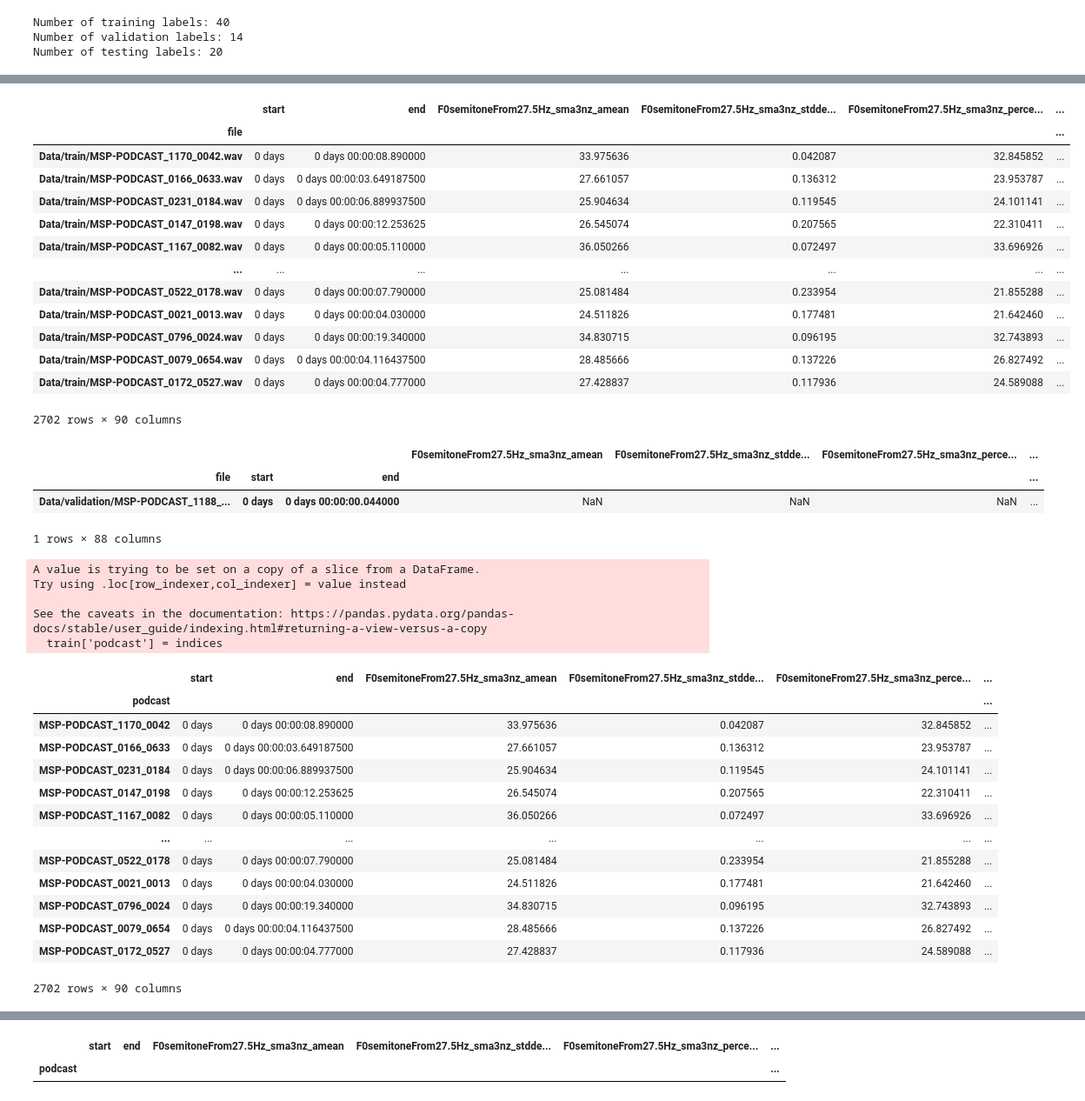
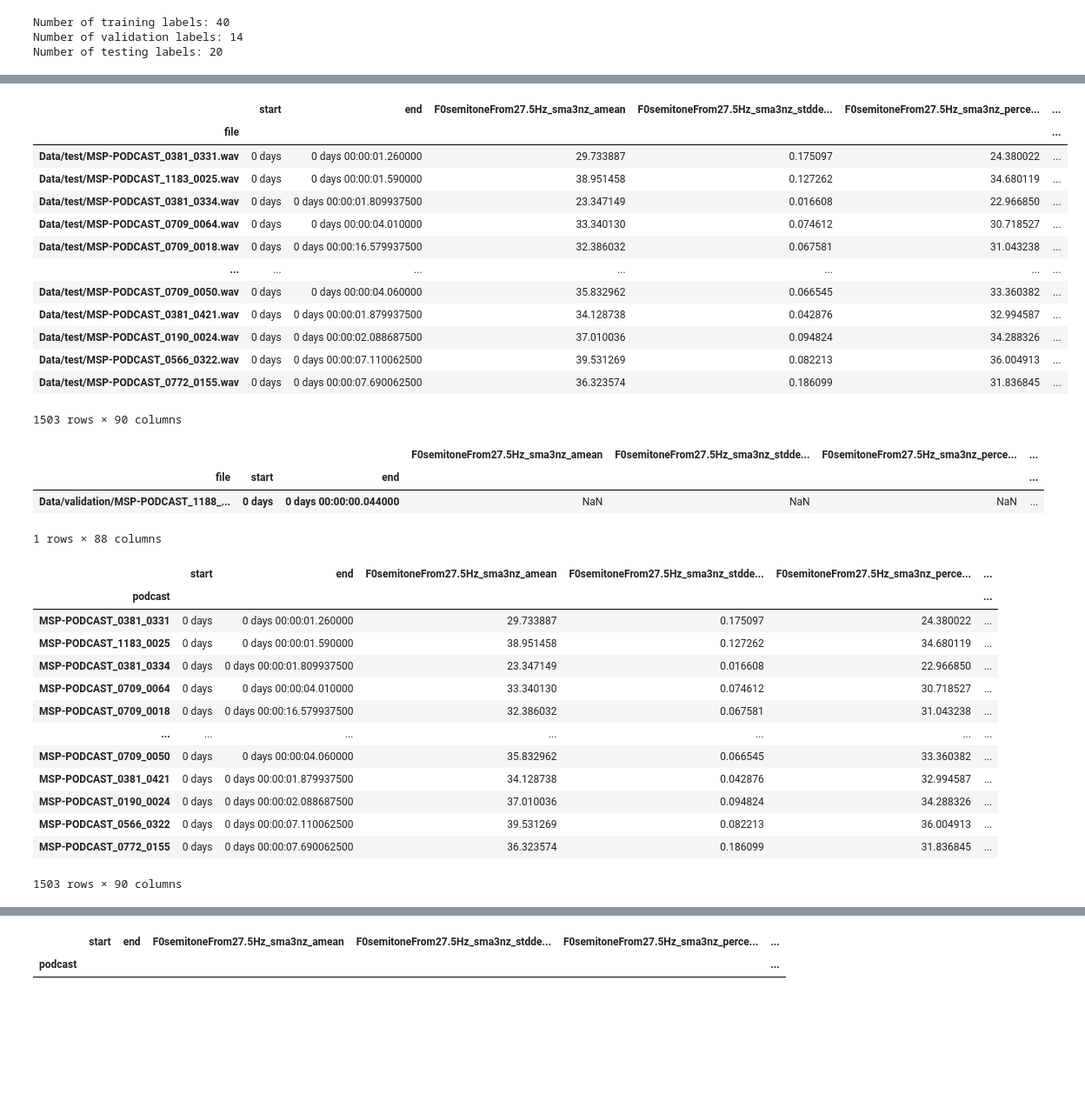
Before and after one commit to eddie8615/ABI_research, a Jupyter notebook: Data Preprocessing.ipynb, the cells around one changed output, grey strips where cells are left out. Shown at 87% size. Drawn from its saved outputs; the diff is of its cells as text; code cells hidden in the pictures; blank space fills up the shorter version.

```diff
--- a/Data Preprocessing.ipynb
+++ b/Data Preprocessing.ipynb
@@ -40,8 +40,8 @@ smile = opensmile.Smile(
 )
 # %%
 file_paths = []
-for file in os.listdir(train_path):
-    file_paths.append(os.path.join(train_path, file))
-train = smile.process_files(file_paths)
+for file in os.listdir(test_path):
+    file_paths.append(os.path.join(test_path, file))
+validation = smile.process_files(file_paths)
 # %%
 # Errors in segment.json file that there are the same start and end time for MSP-PODCAST_0153 audio
@@ -54,4 +54,4 @@ train[train.isna().any(axis=1)]
 # %%
-train = train.reset_index(level=[1,2])
-train
+validation = validation.reset_index(level=[1,2])
+validation
 # %% [output]
@@ -59,22 +72,22 @@ IndexError: Too many levels: Index has only 1 level, not 2
 # %%
 # train.dropna()
-train = train.dropna()
-train
+validation = validation.dropna()
+validation
 # %% [output]
 |  | start | end | F0semitoneFrom27.5Hz_sma3nz_amean | F0semitoneFrom27.5Hz_sma3nz_stdde... | F0semitoneFrom27.5Hz_sma3nz_perce... | ... |
 | file |  |  |  |  |  | ... |
-| Data/train/MSP-PODCAST_1170_0042.wav | 0 days | 0 days 00:00:08.890000 | 33.975636 | 0.042087 | 32.845852 | ... |
-| Data/train/MSP-PODCAST_0166_0633.wav | 0 days | 0 days 00:00:03.649187500 | 27.661057 | 0.136312 | 23.953787 | ... |
-| Data/train/MSP-PODCAST_0231_0184.wav | 0 days | 0 days 00:00:06.889937500 | 25.904634 | 0.119545 | 24.101141 | ... |
-| Data/train/MSP-PODCAST_0147_0198.wav | 0 days | 0 days 00:00:12.253625 | 26.545074 | 0.207565 | 22.310411 | ... |
-| Data/train/MSP-PODCAST_1167_0082.wav | 0 days | 0 days 00:00:05.110000 | 36.050266 | 0.072497 | 33.696926 | ... |
+| Data/test/MSP-PODCAST_0381_0331.wav | 0 days | 0 days 00:00:01.260000 | 29.733887 | 0.175097 | 24.380022 | ... |
+| Data/test/MSP-PODCAST_1183_0025.wav | 0 days | 0 days 00:00:01.590000 | 38.951458 | 0.127262 | 34.680119 | ... |
+| Data/test/MSP-PODCAST_0381_0334.wav | 0 days | 0 days 00:00:01.809937500 | 23.347149 | 0.016608 | 22.966850 | ... |
+| Data/test/MSP-PODCAST_0709_0064.wav | 0 days | 0 days 00:00:04.010000 | 33.340130 | 0.074612 | 30.718527 | ... |
+| Data/test/MSP-PODCAST_0709_0018.wav | 0 days | 0 days 00:00:16.579937500 | 32.386032 | 0.067581 | 31.043238 | ... |
 | ... | ... | ... | ... | ... | ... | ... |
-| Data/train/MSP-PODCAST_0522_0178.wav | 0 days | 0 days 00:00:07.790000 | 25.081484 | 0.233954 | 21.855288 | ... |
-| Data/train/MSP-PODCAST_0021_0013.wav | 0 days | 0 days 00:00:04.030000 | 24.511826 | 0.177481 | 21.642460 | ... |
-| Data/train/MSP-PODCAST_0796_0024.wav | 0 days | 0 days 00:00:19.340000 | 34.830715 | 0.096195 | 32.743893 | ... |
-| Data/train/MSP-PODCAST_0079_0654.wav | 0 days | 0 days 00:00:04.116437500 | 28.485666 | 0.137226 | 26.827492 | ... |
-| Data/train/MSP-PODCAST_0172_0527.wav | 0 days | 0 days 00:00:04.777000 | 27.428837 | 0.117936 | 24.589088 | ... |
+| Data/test/MSP-PODCAST_0709_0050.wav | 0 days | 0 days 00:00:04.060000 | 35.832962 | 0.066545 | 33.360382 | ... |
+| Data/test/MSP-PODCAST_0381_0421.wav | 0 days | 0 days 00:00:01.879937500 | 34.128738 | 0.042876 | 32.994587 | ... |
+| Data/test/MSP-PODCAST_0190_0024.wav | 0 days | 0 days 00:00:02.088687500 | 37.010036 | 0.094824 | 34.288326 | ... |
+| Data/test/MSP-PODCAST_0566_0322.wav | 0 days | 0 days 00:00:07.110062500 | 39.531269 | 0.082213 | 36.004913 | ... |
+| Data/test/MSP-PODCAST_0772_0155.wav | 0 days | 0 days 00:00:07.690062500 | 36.323574 | 0.186099 | 31.836845 | ... |
-2702 rows × 90 columns
+1503 rows × 90 columns
 # %%
 file_paths = []
 for file in os.listdir(validation_path):
@@ -88,32 +101,27 @@ validation[validation.isna().any(axis=1)]
 1 rows × 88 columns
 # %%
 indices = []
-for index in train.index:
-    indices.append(index[11:32])
+for index in validation.index:
+    indices.append(index[10:-4])
 
-train['podcast'] = indices
-train = train.set_index('podcast')
-train
+validation['podcast'] = indices
+validation = validation.set_index('podcast')
+validation
 # %% [output]
+|  | start | end | F0semitoneFrom27.5Hz_sma3nz_amean | F0semitoneFrom27.5Hz_sma3nz_stdde... | F0semitoneFrom27.5Hz_sma3nz_perce... | ... |
+| podcast |  |  |  |  |  | ... |
+| MSP-PODCAST_0381_0331 | 0 days | 0 days 00:00:01.260000 | 29.733887 | 0.175097 | 24.380022 | ... |
+| MSP-PODCAST_1183_0025 | 0 days | 0 days 00:00:01.590000 | 38.951458 | 0.127262 | 34.680119 | ... |
+| MSP-PODCAST_0381_0334 | 0 days | 0 days 00:00:01.809937500 | 23.347149 | 0.016608 | 22.966850 | ... |
+| MSP-PODCAST_0709_0064 | 0 days | 0 days 00:00:04.010000 | 33.340130 | 0.074612 | 30.718527 | ... |
+| MSP-PODCAST_0709_0018 | 0 days | 0 days 00:00:16.579937500 | 32.386032 | 0.067581 | 31.043238 | ... |
+| ... | ... | ... | ... | ... | ... | ... |
+| MSP-PODCAST_0709_0050 | 0 days | 0 days 00:00:04.060000 | 35.832962 | 0.066545 | 33.360382 | ... |
+| MSP-PODCAST_0381_0421 | 0 days | 0 days 00:00:01.879937500 | 34.128738 | 0.042876 | 32.994587 | ... |
+| MSP-PODCAST_0190_0024 | 0 days | 0 days 00:00:02.088687500 | 37.010036 | 0.094824 | 34.288326 | ... |
+| MSP-PODCAST_0566_0322 | 0 days | 0 days 00:00:07.110062500 | 39.531269 | 0.082213 | 36.004913 | ... |
+| MSP-PODCAST_0772_0155 | 0 days | 0 days 00:00:07.690062500 | 36.323574 | 0.186099 | 31.836845 | ... |
-A value is trying to be set on a copy of a slice from a DataFrame.
-Try using .loc[row_indexer,col_indexer] = value instead
-
-See the caveats in the documentation: https://pandas.pydata.org/pandas-docs/stable/user_guide/indexing.html#returning-a-view-versus-a-copy
-  train['podcast'] = indices
+1503 rows × 90 columns
-|  | start | end | F0semitoneFrom27.5Hz_sma3nz_amean | F0semitoneFrom27.5Hz_sma3nz_stdde... | F0semitoneFrom27.5Hz_sma3nz_perce... | ... |
-| podcast |  |  |  |  |  | ... |
-| MSP-PODCAST_1170_0042 | 0 days | 0 days 00:00:08.890000 | 33.975636 | 0.042087 | 32.845852 | ... |
-| MSP-PODCAST_0166_0633 | 0 days | 0 days 00:00:03.649187500 | 27.661057 | 0.136312 | 23.953787 | ... |
-| MSP-PODCAST_0231_0184 | 0 days | 0 days 00:00:06.889937500 | 25.904634 | 0.119545 | 24.101141 | ... |
-| MSP-PODCAST_0147_0198 | 0 days | 0 days 00:00:12.253625 | 26.545074 | 0.207565 | 22.310411 | ... |
-| MSP-PODCAST_1167_0082 | 0 days | 0 days 00:00:05.110000 | 36.050266 | 0.072497 | 33.696926 | ... |
-| ... | ... | ... | ... | ... | ... | ... |
-| MSP-PODCAST_0522_0178 | 0 days | 0 days 00:00:07.790000 | 25.081484 | 0.233954 | 21.855288 | ... |
-| MSP-PODCAST_0021_0013 | 0 days | 0 days 00:00:04.030000 | 24.511826 | 0.177481 | 21.642460 | ... |
-| MSP-PODCAST_0796_0024 | 0 days | 0 days 00:00:19.340000 | 34.830715 | 0.096195 | 32.743893 | ... |
-| MSP-PODCAST_0079_0654 | 0 days | 0 days 00:00:04.116437500 | 28.485666 | 0.137226 | 26.827492 | ... |
-| MSP-PODCAST_0172_0527 | 0 days | 0 days 00:00:04.777000 | 27.428837 | 0.117936 | 24.589088 | ... |
-2702 rows × 90 columns
 # %%
 li = os.listdir(arouse_path)
 list1 = []
```
Also changed, not shown: parts of 14 cells of this notebook, 3 other files.
